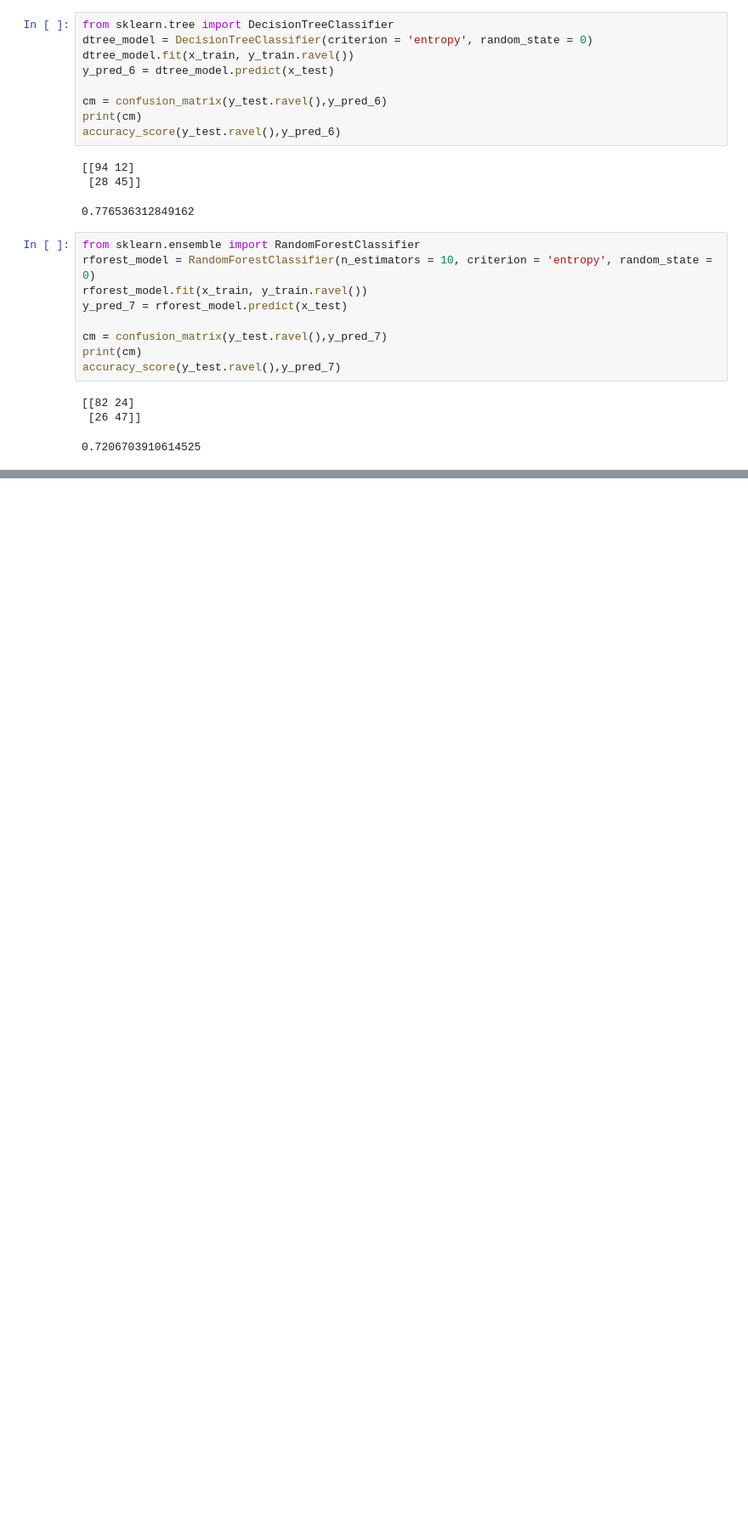
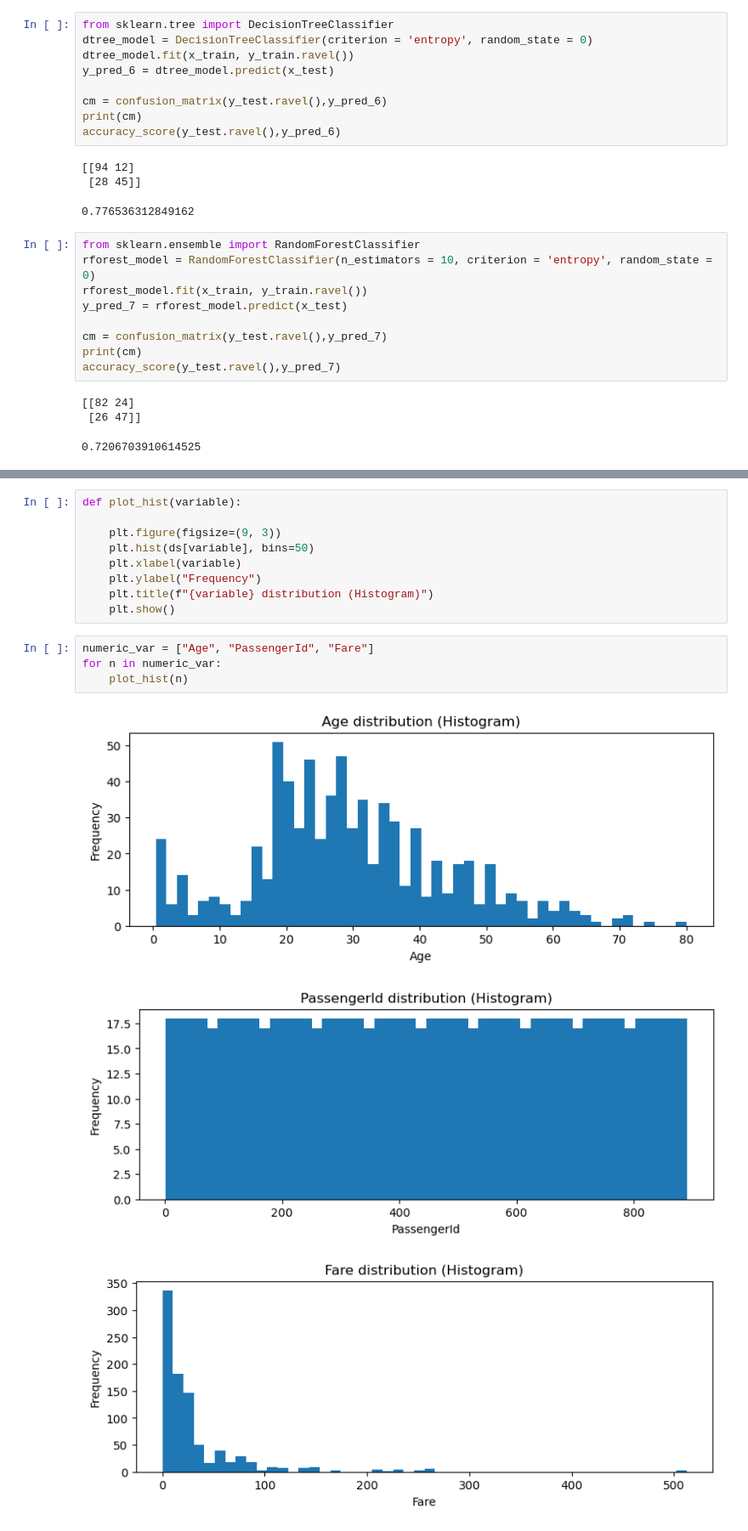
Before and after one commit to jtran217/Machine_Learning_Application_Learning, a Jupyter notebook: titanic-model/main.ipynb, the cells around one changed output, grey strips where cells are left out. Shown at 85% size. Drawn from its saved outputs; the diff is of its cells as text; blank space fills up the shorter version.

```diff
--- a/titanic-model/main.ipynb
+++ b/titanic-model/main.ipynb
@@ -219,0 +332,17 @@ accuracy_score(y_test.ravel(),y_pred_7)
+# %%
+def plot_hist(variable):
+
+    plt.figure(figsize=(9, 3))
+    plt.hist(ds[variable], bins=50)
+    plt.xlabel(variable)
+    plt.ylabel("Frequency")
+    plt.title(f"{variable} distribution (Histogram)")
+    plt.show()
+# %%
+numeric_var = ["Age", "PassengerId", "Fare"]
+for n in numeric_var:
+    plot_hist(n)
+# %% [output]
+[figure, added]
+[figure, added]
+[figure, added]
```
Also changed, not shown: parts of 12 cells of this notebook.
